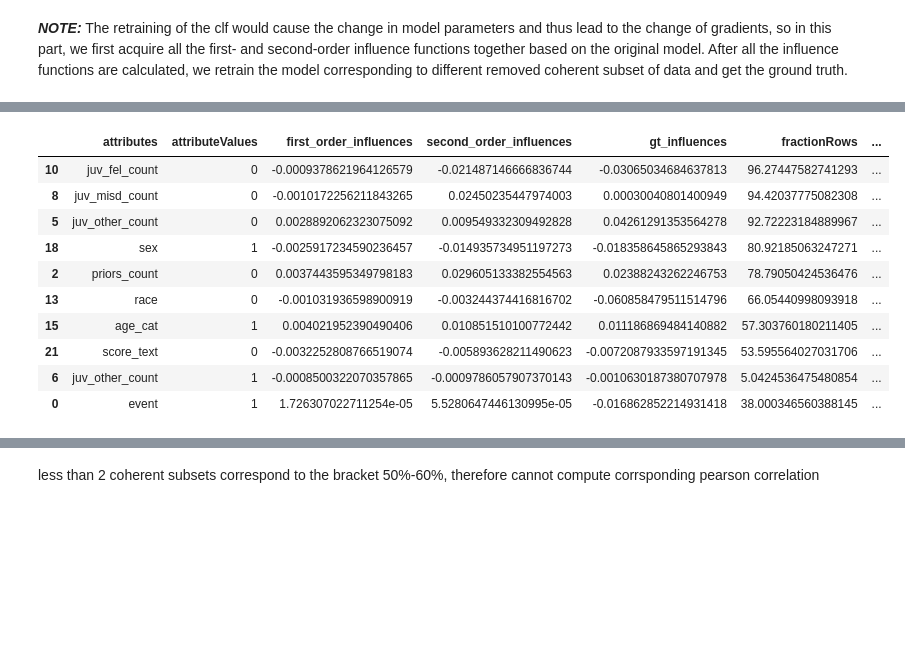
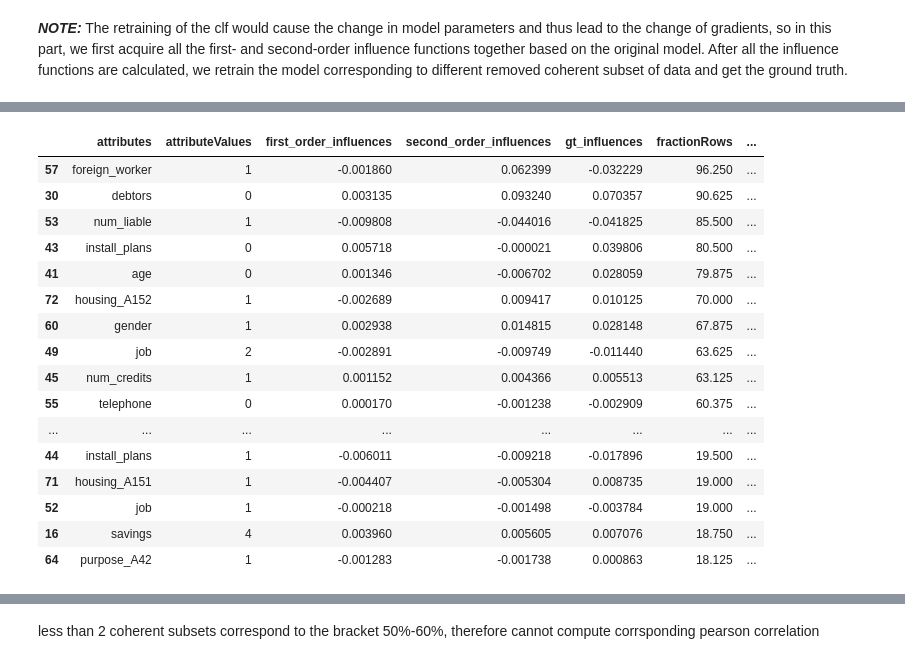
Before and after one commit to romilapradhan/gopher, a Jupyter notebook: Integration/if_predicates.ipynb, the cells around one changed output, grey strips where cells are left out. Cells and saved outputs as stored; diff of their text form; code cells hidden in the pictures; blank space fills up the shorter version.

```diff
--- a/Integration/if_predicates.ipynb
+++ b/Integration/if_predicates.ipynb
@@ -264,3 +285,22 @@ hinv_v = s_test(clf, X_train, y_train, v1, verbose=False)
+# %%
+def second_order_group_influence(U, del_L_del_theta):
+    u = len(U)
+    s = len(X_train)
+    p = u/s
+    c1 = (1 - 2*p)/(s * (1-p)**2)
+    c2 = 1/((s * (1-p))**2)
+    num_params = len(del_L_del_theta[0])
+    del_L_del_theta_sum = np.sum([del_L_del_theta[i] for i in U], axis=0)
+    hinv_del_L_del_theta= np.matmul(hinv, del_L_del_theta_sum)
+    hessian_U_hinv_del_L_del_theta = np.zeros((num_params,))
+    for i in range(u):
+        idx = U[i]
+        hessian_U_hinv_del_L_del_theta += np.matmul(hessian_all_points[idx], hinv_del_L_del_theta)
+
+    term1 = c1 * hinv_del_L_del_theta
+    term2 = c2 * np.matmul(hinv, hessian_U_hinv_del_L_del_theta)
+    sum_term = (term1 + term2*len(X_train))
+    return sum_term
 # %% [markdown]
 **First-order influence of each training data point**
 # %%
@@ -268,7 +308,6 @@ infs_1 = first_order_influence(del_L_del_theta, hinv_v, len(X_train))
 # %% [markdown]
 **Checking ground truth, first-order and second-order influences for a set**
 # %%
-metric = 0
 if metric == 0:
     print("Statistical parity ")
 elif metric == 1:
@@ -376 +410,6 @@ clf.fit(X_train, y_train)
+# %%
+time_gt = []
+time_first = []
+time_second = []
+rep = 10
 # %%
@@ -495,8 +550,17 @@ for vec in v1s:
 # %%
-expl = [attributes, attributeValues, first_order_influences, second_order_influences, gt_influences, fractionRows, thetas, grad_change_scales]
+# expl = [attributes, attributeValues, first_order_influences, second_order_influences, gt_influences, fractionRows, thetas, grad_change_scales]
+# expl = (np.array(expl).T).tolist()
+
+# explanations = pd.DataFrame(expl, columns=["attributes", "attributeValues", "first_order_influences", "second_order_influences", "gt_influences", "fractionRows", "gradient_angles", "grad_change_scales"])
+
+expl = [attributes, attributeValues, first_order_influences, second_order_influences, gt_influences, fractionRows]
 expl = (np.array(expl).T).tolist()
 
-explanations = pd.DataFrame(expl, columns=["attributes", "attributeValues", "first_order_influences", "second_order_influences", "gt_influences", "fractionRows", "gradient_angles", "grad_change_scales"])
+explanations = pd.DataFrame(expl, columns=["attributes", "attributeValues", "first_order_influences", "second_order_influences", "gt_influences", "fractionRows"])
+explanations['second_order_influences'] = explanations['second_order_influences'].astype(float)
+explanations['first_order_influences'] = explanations['first_order_influences'].astype(float)
+explanations['gt_influences'] = explanations['gt_influences'].astype(float)
+explanations['fractionRows'] = explanations['fractionRows'].astype(float)
 # %%
 explanations.sort_values(by=['second_order_influences'], ascending=False).head(10)
 # %% [output]
@@ -528,17 +592,23 @@ explanations.sort_values(by=['gt_influences'], ascending=False).head(10)
 # %%
-explanations.sort_values(by=['fractionRows'], ascending=False).head(10)
+explanations.sort_values(by=['fractionRows'], ascending=False).head(40)
 # %% [output]
 |  | attributes | attributeValues | first_order_influences | second_order_influences | gt_influences | fractionRows | ... |
-| 10 | juv_fel_count | 0 | -0.0009378621964126579 | -0.021487146666836744 | -0.03065034684637813 | 96.27447582741293 | ... |
-| 8 | juv_misd_count | 0 | -0.0010172256211843265 | 0.02450235447974003 | 0.00030040801400949 | 94.42037775082308 | ... |
-| 5 | juv_other_count | 0 | 0.0028892062323075092 | 0.009549332309492828 | 0.04261291353564278 | 92.72223184889967 | ... |
-| 18 | sex | 1 | -0.0025917234590236457 | -0.014935734951197273 | -0.018358645865293843 | 80.92185063247271 | ... |
-| 2 | priors_count | 0 | 0.0037443595349798183 | 0.029605133382554563 | 0.02388243262246753 | 78.79050424536476 | ... |
-| 13 | race | 0 | -0.001031936598900919 | -0.003244374416816702 | -0.060858479511514796 | 66.05440998093918 | ... |
-| 15 | age_cat | 1 | 0.004021952390490406 | 0.010851510100772442 | 0.011186869484140882 | 57.303760180211405 | ... |
-| 21 | score_text | 0 | -0.0032252808766519074 | -0.005893628211490623 | -0.0072087933597191345 | 53.595564027031706 | ... |
-| 6 | juv_other_count | 1 | -0.0008500322070357865 | -0.0009786057907370143 | -0.0010630187380707978 | 5.0424536475480854 | ... |
-| 0 | event | 1 | 1.726307022711254e-05 | 5.5280647446130995e-05 | -0.016862852214931418 | 38.000346560388145 | ... |
+| 57 | foreign_worker | 1 | -0.001860 | 0.062399 | -0.032229 | 96.250 | ... |
+| 30 | debtors | 0 | 0.003135 | 0.093240 | 0.070357 | 90.625 | ... |
+| 53 | num_liable | 1 | -0.009808 | -0.044016 | -0.041825 | 85.500 | ... |
+| 43 | install_plans | 0 | 0.005718 | -0.000021 | 0.039806 | 80.500 | ... |
+| 41 | age | 0 | 0.001346 | -0.006702 | 0.028059 | 79.875 | ... |
+| 72 | housing_A152 | 1 | -0.002689 | 0.009417 | 0.010125 | 70.000 | ... |
+| 60 | gender | 1 | 0.002938 | 0.014815 | 0.028148 | 67.875 | ... |
+| 49 | job | 2 | -0.002891 | -0.009749 | -0.011440 | 63.625 | ... |
+| 45 | num_credits | 1 | 0.001152 | 0.004366 | 0.005513 | 63.125 | ... |
+| 55 | telephone | 0 | 0.000170 | -0.001238 | -0.002909 | 60.375 | ... |
+| ... | ... | ... | ... | ... | ... | ... | ... |
+| 44 | install_plans | 1 | -0.006011 | -0.009218 | -0.017896 | 19.500 | ... |
+| 71 | housing_A151 | 1 | -0.004407 | -0.005304 | 0.008735 | 19.000 | ... |
+| 52 | job | 1 | -0.000218 | -0.001498 | -0.003784 | 19.000 | ... |
+| 16 | savings | 4 | 0.003960 | 0.005605 | 0.007076 | 18.750 | ... |
+| 64 | purpose_A42 | 1 | -0.001283 | -0.001738 | 0.000863 | 18.125 | ... |
 # %%
 import scipy.stats as ss
 explanations["gt_rank"] = len(explanations) - ss.rankdata(explanations["gt_influences"])
```
Also changed, not shown: parts of 32 cells of this notebook.
